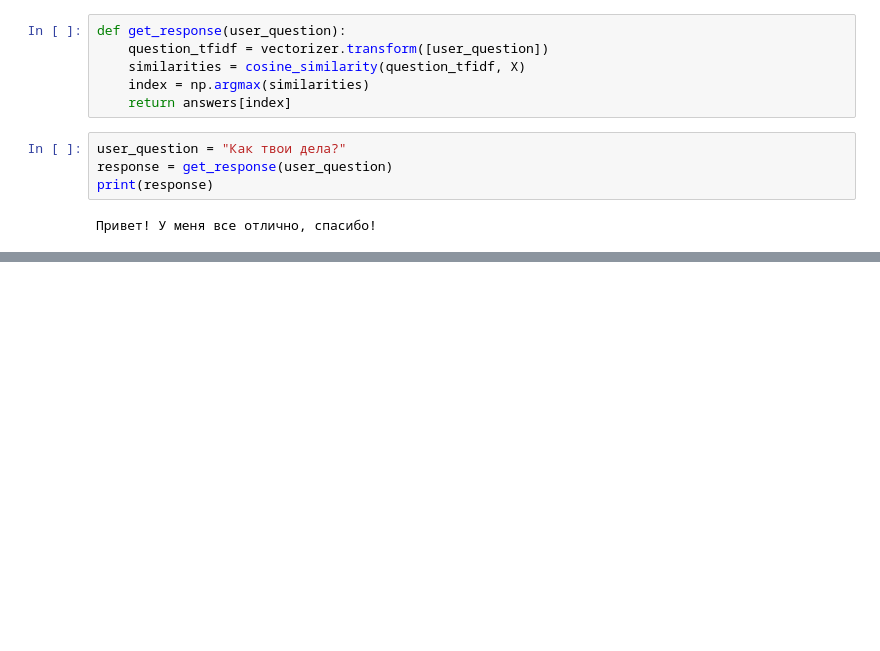
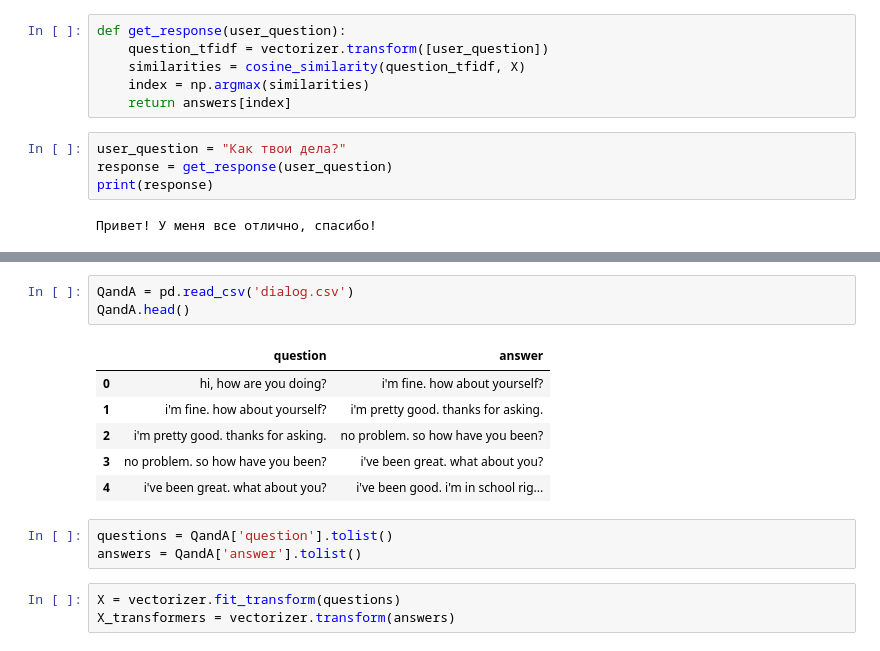
Before and after one commit to DoomGuy1818/schoolX_supercourse_Python, a Jupyter notebook: chatbot/Chatbot.ipynb, the cells around one changed output, grey strips where cells are left out. Saved outputs shown, nothing was run; the diff lists cells and outputs as text; blank space fills up the shorter version.

```diff
--- a/chatbot/Chatbot.ipynb
+++ b/chatbot/Chatbot.ipynb
@@ -43,0 +115,16 @@ print(response)
+# %%
+QandA = pd.read_csv('dialog.csv')
+QandA.head()
+# %% [output]
+|  | question | answer |
+| 0 | hi, how are you doing? | i'm fine. how about yourself? |
+| 1 | i'm fine. how about yourself? | i'm pretty good. thanks for asking. |
+| 2 | i'm pretty good. thanks for asking. | no problem. so how have you been? |
+| 3 | no problem. so how have you been? | i've been great. what about you? |
+| 4 | i've been great. what about you? | i've been good. i'm in school rig... |
+# %%
+questions = QandA['question'].tolist()
+answers = QandA['answer'].tolist()
+# %%
+X = vectorizer.fit_transform(questions)
+X_transformers = vectorizer.transform(answers)
```
Also changed, not shown: parts of 8 cells of this notebook, 4 other files.
